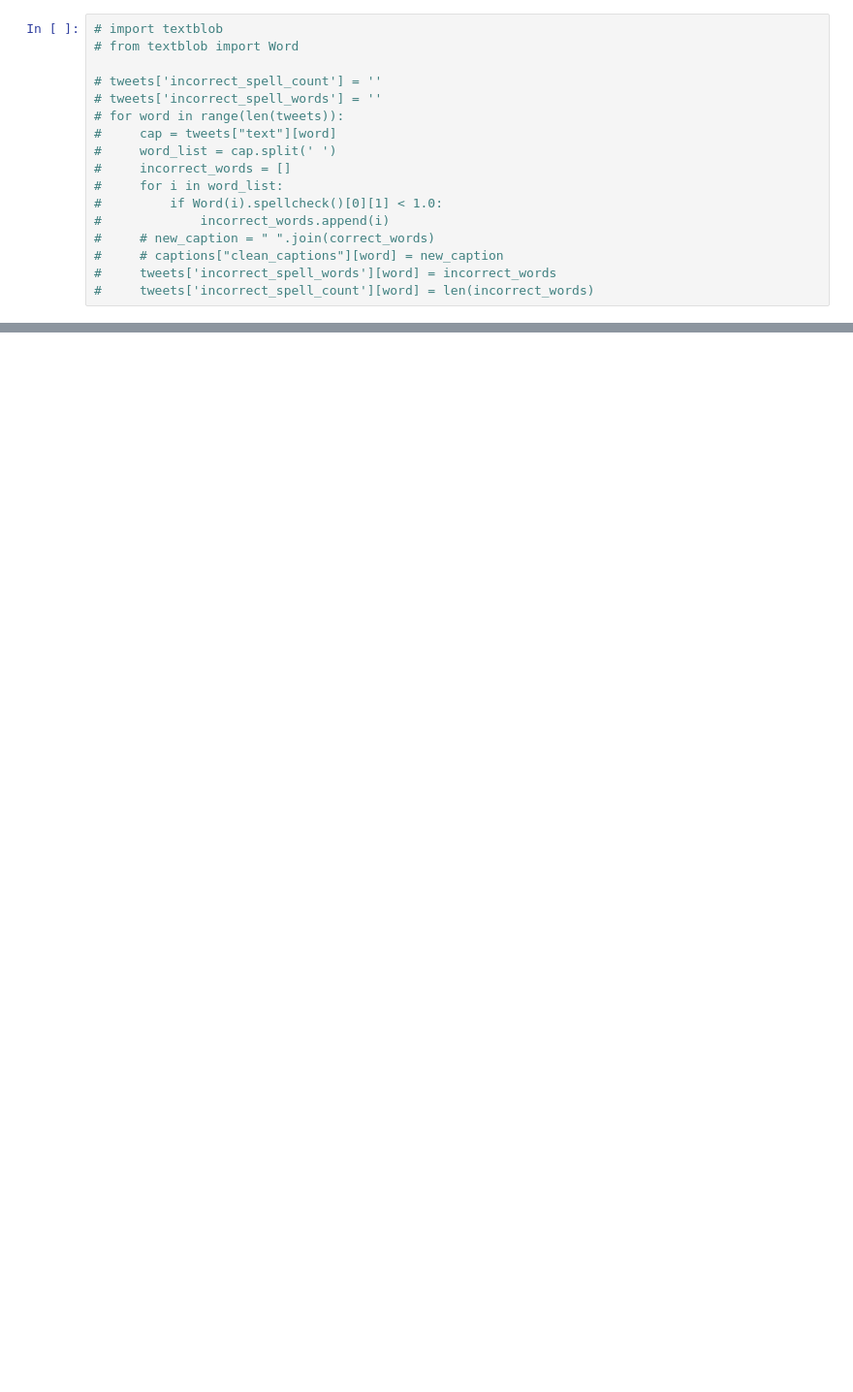
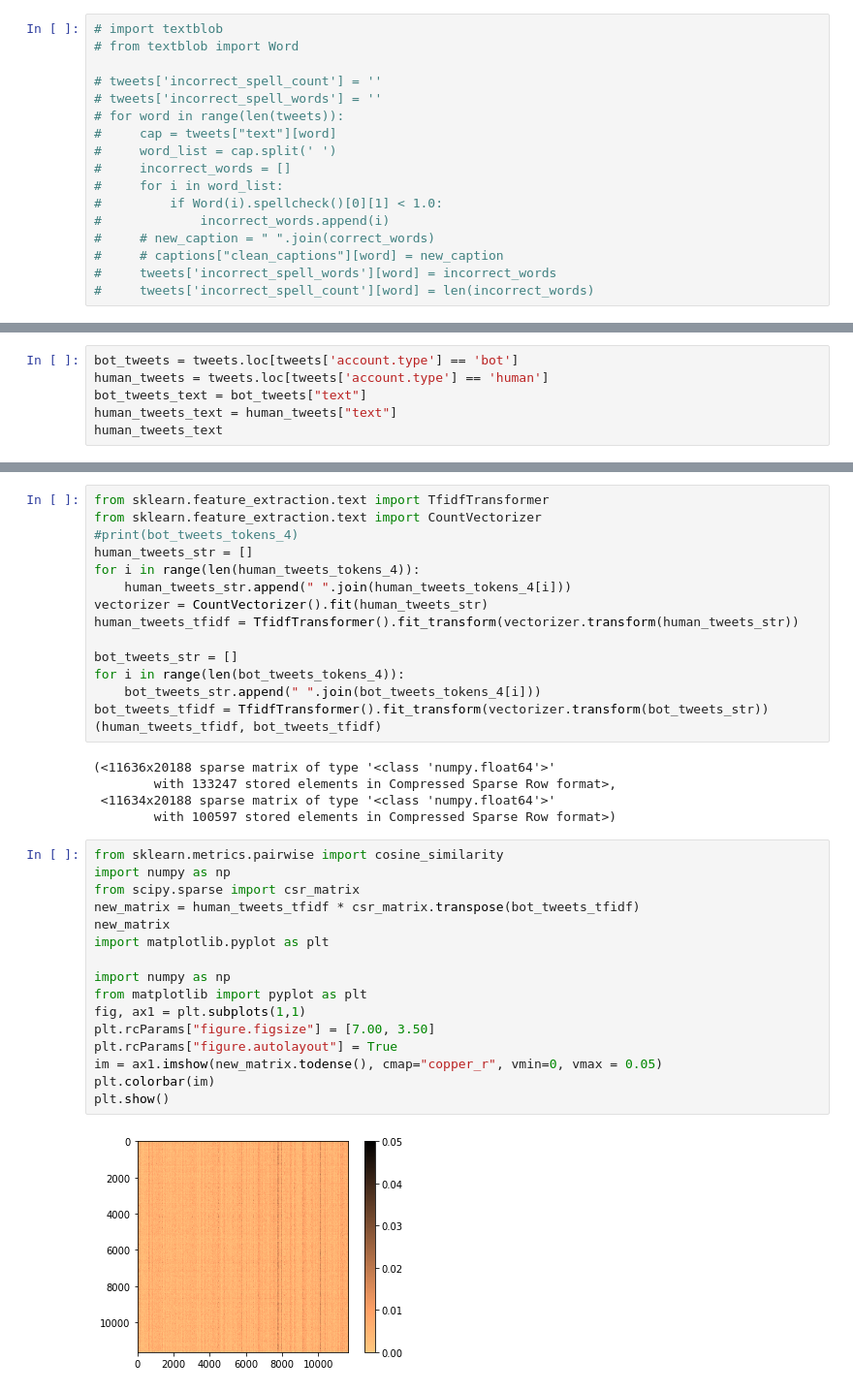
Before and after one commit to ShyamalSankar/BT4012, a Jupyter notebook: ETL + EDA (Text)/Text_EDA_NewSet.ipynb, the cells around one changed output, grey strips where cells are left out. Shown at 97% size. Saved outputs shown, nothing was run; the diff lists cells and outputs as text; blank space fills up the shorter version.

Commit message:
Text EDA with new dot-prod similarity

```diff
--- a/ETL + EDA (Text)/Text_EDA_NewSet.ipynb
+++ b/ETL + EDA (Text)/Text_EDA_NewSet.ipynb
@@ -256,0 +288,6 @@ sns.pairplot(relevant_values_bot)
+# %%
+bot_tweets = tweets.loc[tweets['account.type'] == 'bot']
+human_tweets = tweets.loc[tweets['account.type'] == 'human']
+bot_tweets_text = bot_tweets["text"]
+human_tweets_text = human_tweets["text"]
+human_tweets_text
@@ -256,0 +384,38 @@ sns.pairplot(relevant_values_bot)
+# %%
+from sklearn.feature_extraction.text import TfidfTransformer
+from sklearn.feature_extraction.text import CountVectorizer
+#print(bot_tweets_tokens_4)
+human_tweets_str = []
+for i in range(len(human_tweets_tokens_4)):
+    human_tweets_str.append(" ".join(human_tweets_tokens_4[i]))
+vectorizer = CountVectorizer().fit(human_tweets_str)
+human_tweets_tfidf = TfidfTransformer().fit_transform(vectorizer.transform(human_tweets_str))
+
+bot_tweets_str = []
+for i in range(len(bot_tweets_tokens_4)):
+    bot_tweets_str.append(" ".join(bot_tweets_tokens_4[i]))
+bot_tweets_tfidf = TfidfTransformer().fit_transform(vectorizer.transform(bot_tweets_str))
+(human_tweets_tfidf, bot_tweets_tfidf)
+# %% [output]
+(<11636x20188 sparse matrix of type '<class 'numpy.float64'>'
+        with 133247 stored elements in Compressed Sparse Row format>,
+ <11634x20188 sparse matrix of type '<class 'numpy.float64'>'
+        with 100597 stored elements in Compressed Sparse Row format>)
+# %%
+from sklearn.metrics.pairwise import cosine_similarity
+import numpy as np
+from scipy.sparse import csr_matrix
+new_matrix = human_tweets_tfidf * csr_matrix.transpose(bot_tweets_tfidf)
+new_matrix
+import matplotlib.pyplot as plt
+
+import numpy as np
+from matplotlib import pyplot as plt
+fig, ax1 = plt.subplots(1,1)
+plt.rcParams["figure.figsize"] = [7.00, 3.50]
+plt.rcParams["figure.autolayout"] = True
+im = ax1.imshow(new_matrix.todense(), cmap="copper_r", vmin=0, vmax = 0.05)
+plt.colorbar(im)
+plt.show()
+# %% [output]
+[figure, added]
```
Also changed, not shown: parts of 9 cells of this notebook.
